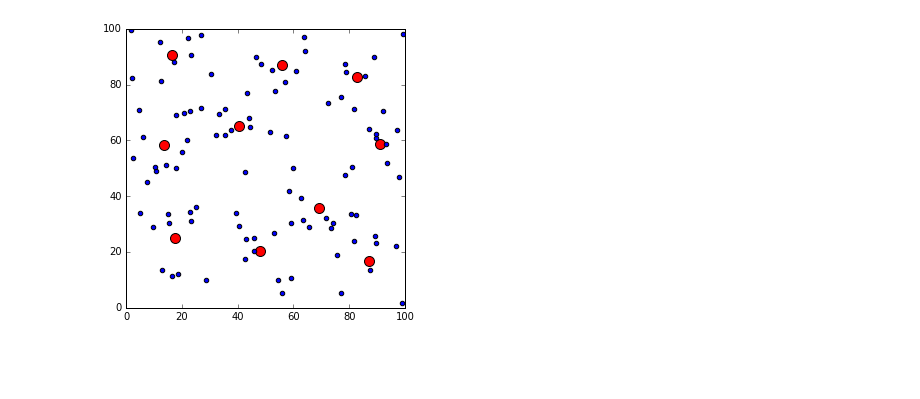
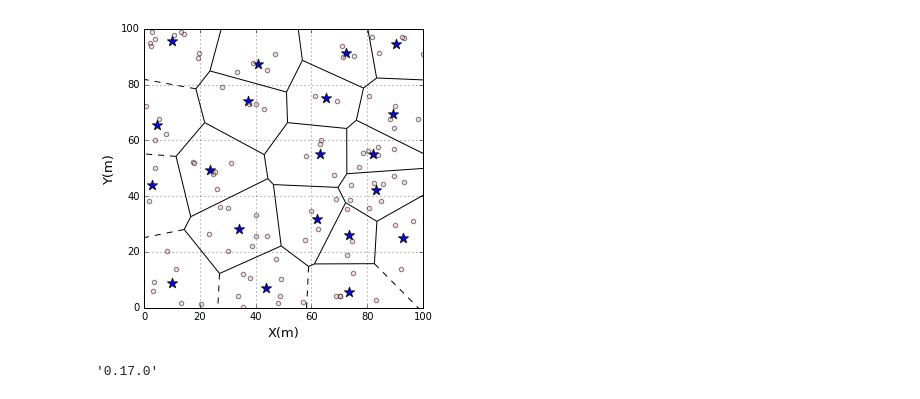
Before and after one commit to JimyMa/UniformBSGaussianUE, a Jupyter notebook: examples/kmeans_clustering/kmeans_cluster.ipynb, the cells around one changed output. Saved outputs shown, nothing was run; the diff lists cells and outputs as text; code cells hidden in the pictures; blank space fills up the shorter version.

Commit message:
graph_update

```diff
--- a/examples/kmeans_clustering/kmeans_cluster.ipynb
+++ b/examples/kmeans_clustering/kmeans_cluster.ipynb
@@ -6,5 +7,5 @@ import matplotlib.pyplot as plt
 # %%
 service_region = ServiceRegion(0, 100, 0, 100, 100, 1000)
 # %%
-kmeans = KMeans(n_clusters=10, random_state=0).\
+kmeans = KMeans(n_clusters=20, random_state=0).\
          fit(service_region.bs_position_)
@@ -24,13 +12,30 @@ array([[ 13.65932166,  58.24406663],
 # %%
 fig = plt.figure(figsize=(5, 5))
+
 plt.scatter(kmeans.cluster_centers_[:, 0],
             kmeans.cluster_centers_[:, 1],
-            c='r',
-            s=100)
+            c='b',
+            s=110,
+            marker='*',
+            alpha=.9)
+
 plt.scatter(service_region.bs_position_[:, 0],
-            service_region.bs_position_[:, 1])
+            service_region.bs_position_[:, 1],
+            c='lightpink',
+            alpha=.5)
+
+ax = fig.add_subplot(111)
+vor = Voronoi(kmeans.cluster_centers_)
+voronoi_plot_2d(vor, show_vertices=False, show_points=False, ax=ax)
 plt.xlim(0, 100)
 plt.ylim(0, 100)
+plt.xlabel("X(m)", size=13)
+plt.ylabel("Y(m)", size=13)
+
+plt.grid(True)
+
+# 存储成为pdf
+fig.savefig('kmeans_network_show.pdf')
 plt.show()
 # %% [output]
-[figure, old version]
+[figure, new version]
@@ -36,0 +44,4 @@ plt.show()
+# %%
+sp.__version__
+# %% [output]
+'0.17.0'
```
Also changed, not shown: parts of 3 cells of this notebook, 4 other files.
